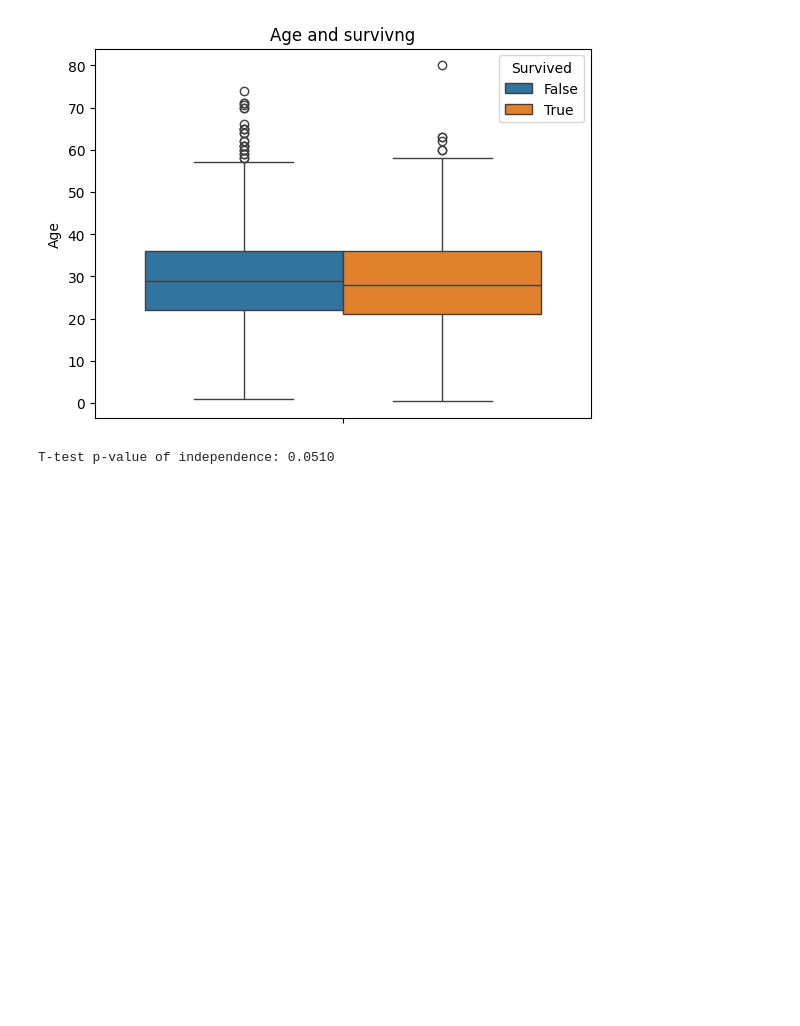
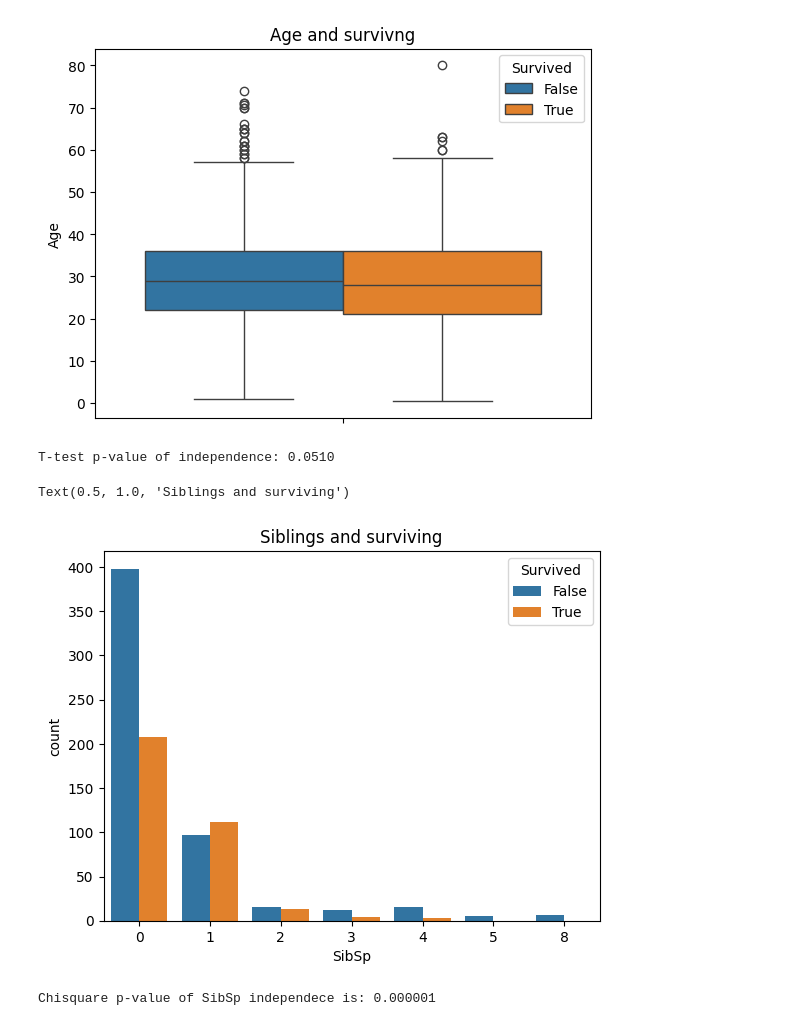
Before and after one commit to PigStep/ML-Titanic-Kaggle-contest, a Jupyter notebook: notebooks/ML titanic prediction/Titanic_notebook.ipynb, the cells around one changed output. Saved outputs shown, nothing was run; the diff lists cells and outputs as text; code cells hidden in the pictures; blank space fills up the shorter version.

```diff
--- a/notebooks/ML titanic prediction/Titanic_notebook.ipynb
+++ b/notebooks/ML titanic prediction/Titanic_notebook.ipynb
@@ -340,3 +340,15 @@ survived_True = titanic_train[titanic_train.Survived == True]["Age"]
 print(f"T-test p-value of independence: {ttest_ind(survived_True, survived_False).pvalue:.4f}")
 # %% [output]
 T-test p-value of independence: 0.0510
+# %%
+sns.countplot(titanic_train, x="SibSp",hue="Survived")
+plt.title("Siblings and surviving")
+# %% [output]
+Text(0.5, 1.0, 'Siblings and surviving')
+[figure, added]
+# %%
+# For chi2 test
+cross_matrix = pd.crosstab(index=titanic_train["SibSp"],columns=titanic_train["Survived"])
+print(f"Chisquare p-value of SibSp independece is: {chi2_contingency(cross_matrix).pvalue:4f}")
+# %% [output]
+Chisquare p-value of SibSp independece is: 0.000001
```
Also changed, not shown: parts of 10 cells of this notebook.
